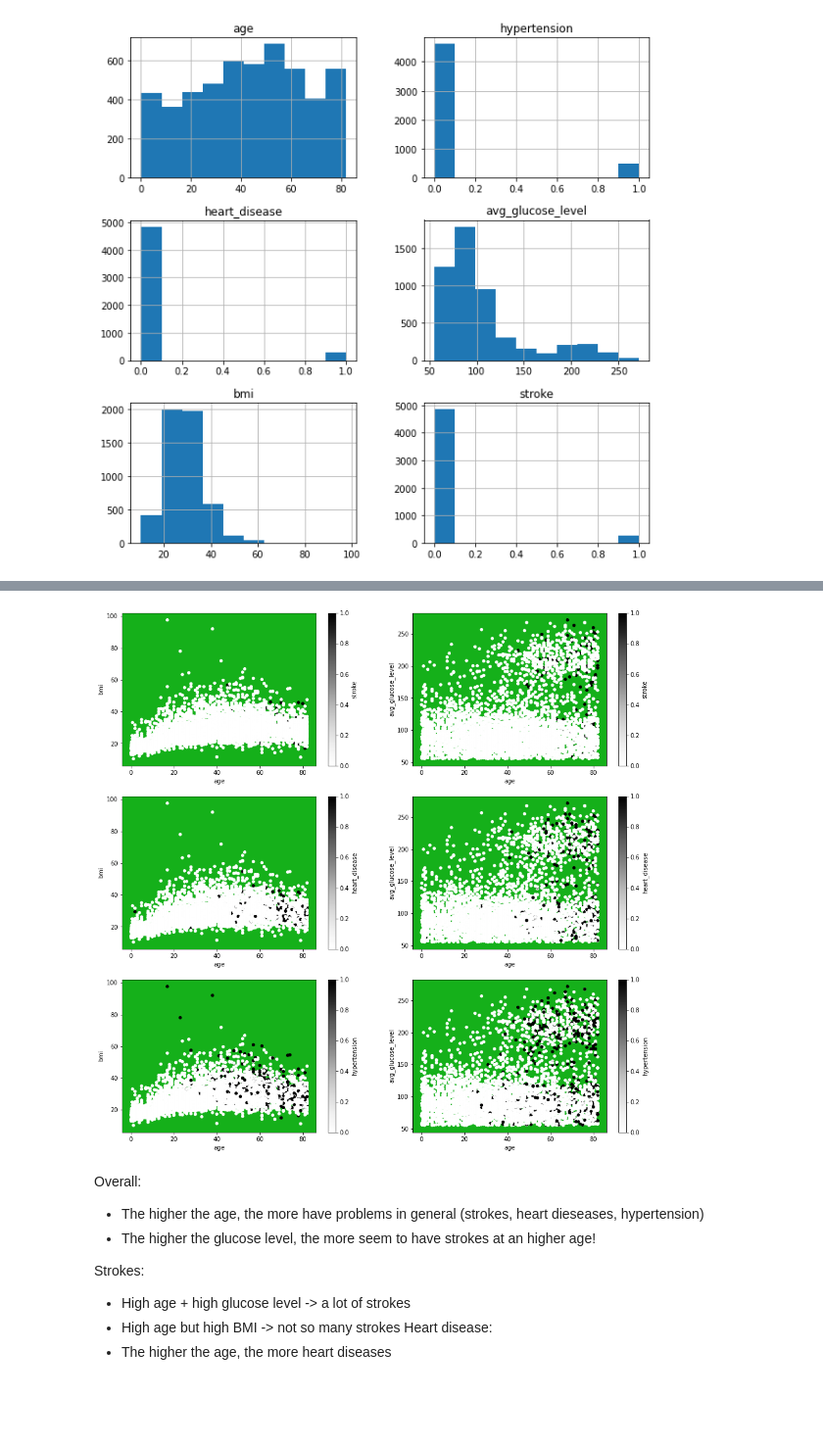
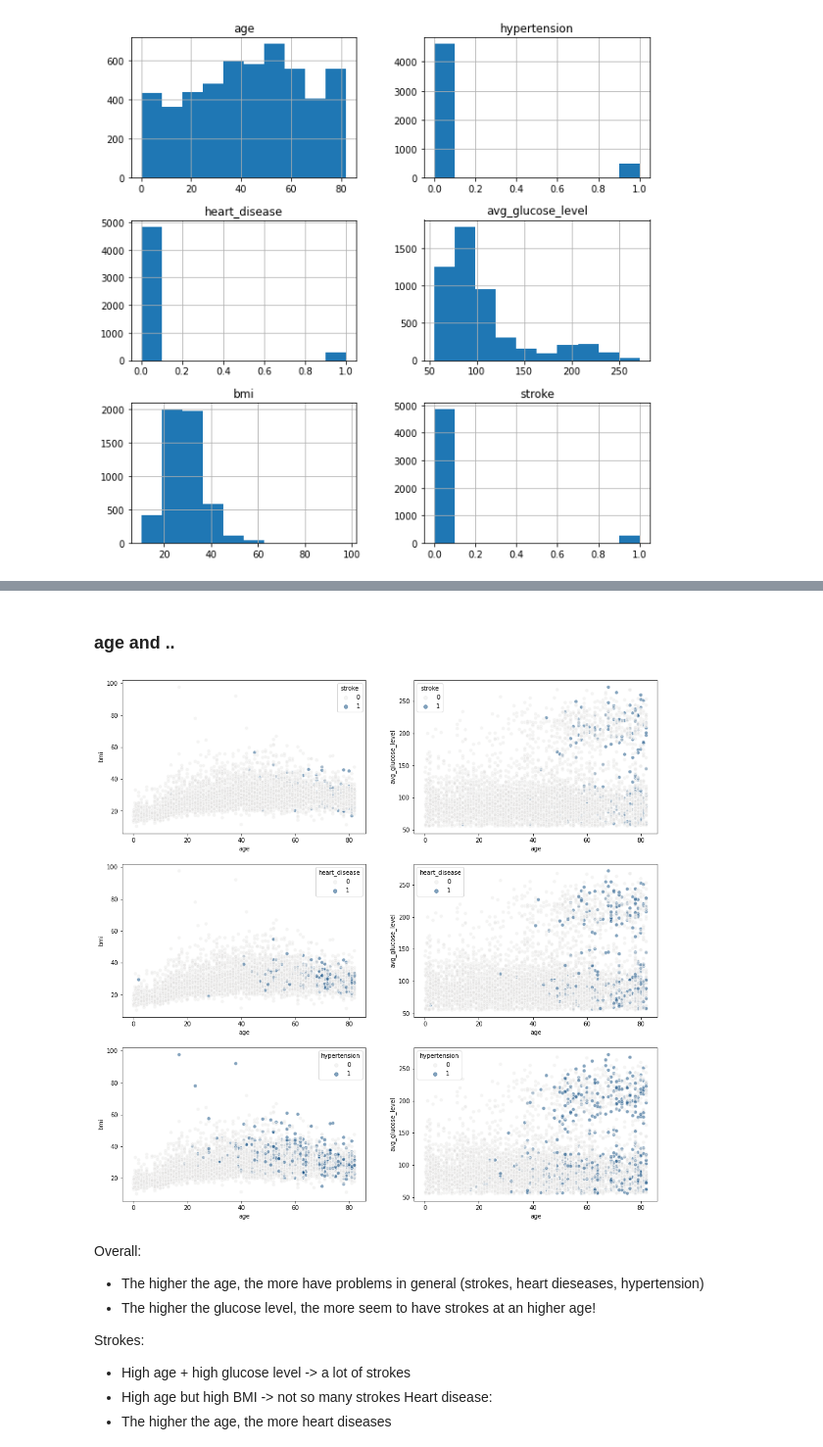
Before and after one commit to lrnz-asnprs/stroke-prediction-project, a Jupyter notebook: notebooks/hand-in notebooks/Data Exploration Wrap.ipynb, the cells around one changed output, grey strips where cells are left out. Shown at 98% size. Saved outputs shown, nothing was run; the diff lists cells and outputs as text; code cells hidden in the pictures; blank space fills up the shorter version.

```diff
--- a/notebooks/hand-in notebooks/Data Exploration Wrap.ipynb
+++ b/notebooks/hand-in notebooks/Data Exploration Wrap.ipynb
@@ -194,18 +253,25 @@ plt.show()
+# %% [markdown]
+### age and ..
 # %%
 # Scatterplots on two-variable relationships between age(discrete) and continuous variables
 # and binary value (stroke, heart disease and hypertension)
 
 fig, axs = plt.subplots(3,2, figsize=(16,16))
 
-# we added the color because the background was white on our computers
-df.plot.scatter(ax = axs[0,0], x="age", y="bmi", c="stroke").set_facecolor('xkcd:green')
-df.plot.scatter(ax = axs[0,1], x="age", y="avg_glucose_level", c="stroke").set_facecolor('xkcd:green')
-df.plot.scatter(ax = axs[1,0], x="age", y="bmi", c="heart_disease").set_facecolor('xkcd:green')
-df.plot.scatter(ax = axs[1,1], x="age", y="avg_glucose_level", c="heart_disease").set_facecolor('xkcd:green')
-df.plot.scatter(ax = axs[2,0], x="age", y="bmi", c="hypertension").set_facecolor('xkcd:green')
-df.plot.scatter(ax = axs[2,1], x="age", y="avg_glucose_level", c="hypertension").set_facecolor('xkcd:green')
+color_dict = dict({1:"#0f4c8180",0:"#e3e2e160"})
+
+x=df["age"]
+
+sns.scatterplot(ax = axs[0,0], x=x, y=df["bmi"], hue=df["stroke"], palette=color_dict)
+sns.scatterplot(ax = axs[0,1], x=x, y=df["avg_glucose_level"], hue=df["stroke"],palette=color_dict)
+sns.scatterplot(ax = axs[1,0], x=x, y=df["bmi"], hue=df["heart_disease"],palette=color_dict)
+sns.scatterplot(ax = axs[1,1], x=x, y=df["avg_glucose_level"], hue=df["heart_disease"],palette=color_dict)
+sns.scatterplot(ax = axs[2,0], x=x, y=df["bmi"], hue=df["hypertension"],palette=color_dict)
+sns.scatterplot(ax = axs[2,1], x=x, y=df["avg_glucose_level"], hue=df["hypertension"],palette=color_dict)
+
+fig.savefig("scatterplot_dist.png")
 # %% [output]
-[figure, old version]
+[figure, new version]
 # %% [markdown]
 Overall:
 - The higher the age, the more have problems in general (strokes, heart dieseases, hypertension)
```
Also changed, not shown: parts of 34 cells of this notebook, 6 other files.
